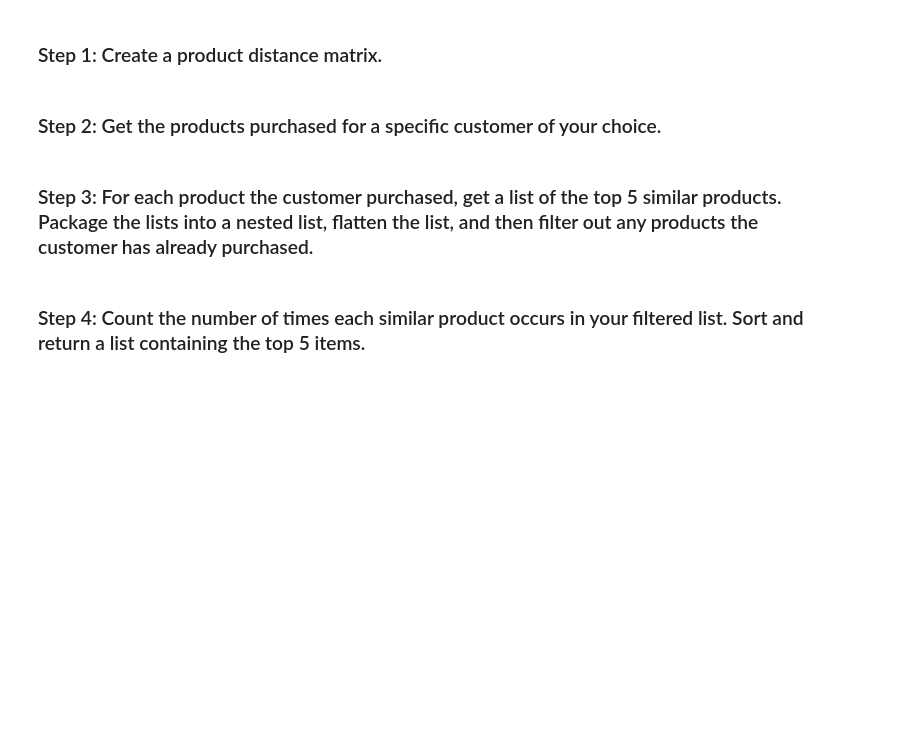
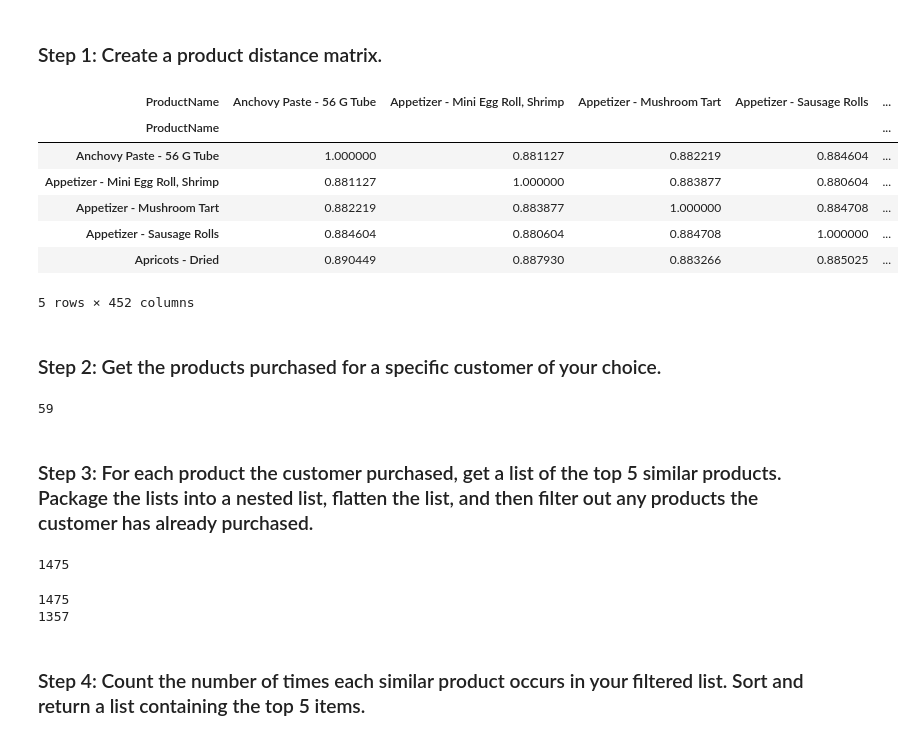
Before and after one commit to ironhack-datalabs/datamad0320, a Jupyter notebook: module-2/lab-recommender-deepdive/your-code/main.ipynb, the cells around one changed output. Saved outputs shown, nothing was run; the diff lists cells and outputs as text; code cells hidden in the pictures; blank space fills up the shorter version.

```diff
--- a/module-2/lab-recommender-deepdive/your-code/main.ipynb
+++ b/module-2/lab-recommender-deepdive/your-code/main.ipynb
@@ -153,6 +167,41 @@ distance
+# %%
+productdist = pd.DataFrame(1/(1 + squareform(pdist(prod_cust_pivot, 'euclidean'))),
+                         index=prod_cust_pivot.index, columns=prod_cust_pivot.index)
+
+productdist.head()
+# %% [output]
+| ProductName | Anchovy Paste - 56 G Tube | Appetizer - Mini Egg Roll, Shrimp | Appetizer - Mushroom Tart | Appetizer - Sausage Rolls | ... |
+| ProductName |  |  |  |  | ... |
+| Anchovy Paste - 56 G Tube | 1.000000 | 0.881127 | 0.882219 | 0.884604 | ... |
+| Appetizer - Mini Egg Roll, Shrimp | 0.881127 | 1.000000 | 0.883877 | 0.880604 | ... |
+| Appetizer - Mushroom Tart | 0.882219 | 0.883877 | 1.000000 | 0.884708 | ... |
+| Appetizer - Sausage Rolls | 0.884604 | 0.880604 | 0.884708 | 1.000000 | ... |
+| Apricots - Dried | 0.890449 | 0.887930 | 0.883266 | 0.885025 | ... |
+5 rows × 452 columns
 # %% [markdown]
 ### Step 2: Get the products purchased for a specific customer of your choice.
+# %%
+#specificCust= prod_cust_pivot[prod_cust_pivot[33]>0]
+#specificCust[33].sort_values(ascending=False)
+specificCust = list(prod_cust_pivot.loc[prod_cust_pivot[33]>0].index)
+len(specificCust)
+# %% [output]
+59
 # %% [markdown]
 ### Step 3: For each product the customer purchased, get a list of the top 5 similar products. Package the lists into a nested list, flatten the list, and then filter out any products the customer has already purchased.
+# %%
+#5 productos por cada cliente especifico
+top5List =[productdist[e].sort_values(ascending=False)[1:].head().index for e in specificCust]
+top5List =[top5List[:][j] for j in range(5) for i in range(len(top5List))]
+# %% [output]
+1475
+# %%
+top5flatten = [flat for e in top5List for flat in e]
+top5filter =[e for e in top5flatten if e not in specificCust]
+print(len(top5flatten))
+print(len(top5filter))
+# %% [output]
+1475
+1357
 # %% [markdown]
 ### Step 4: Count the number of times each similar product occurs in your filtered list. Sort and return a list containing the top 5 items.
```
Also changed, not shown: parts of 3 cells of this notebook.
